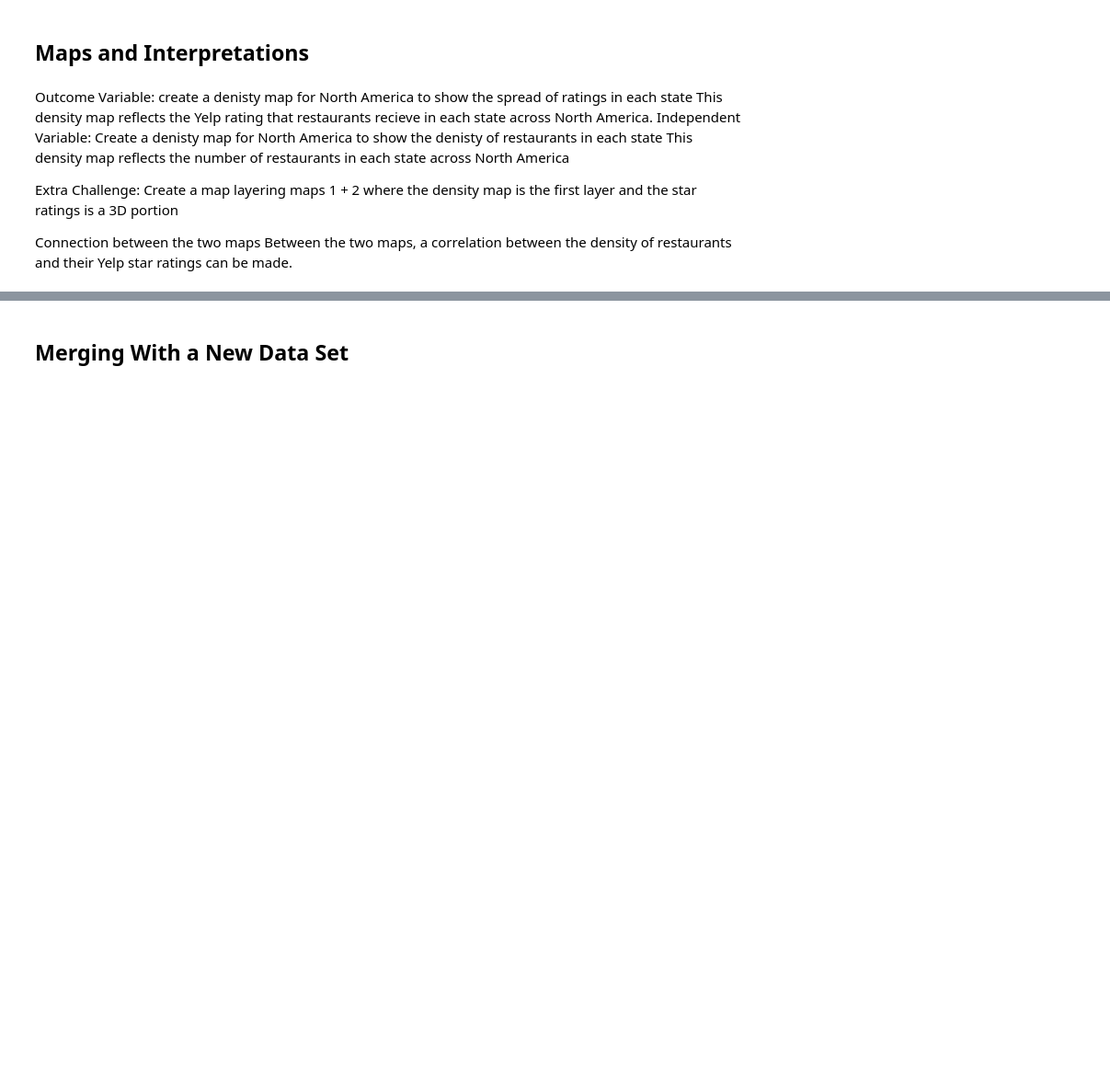
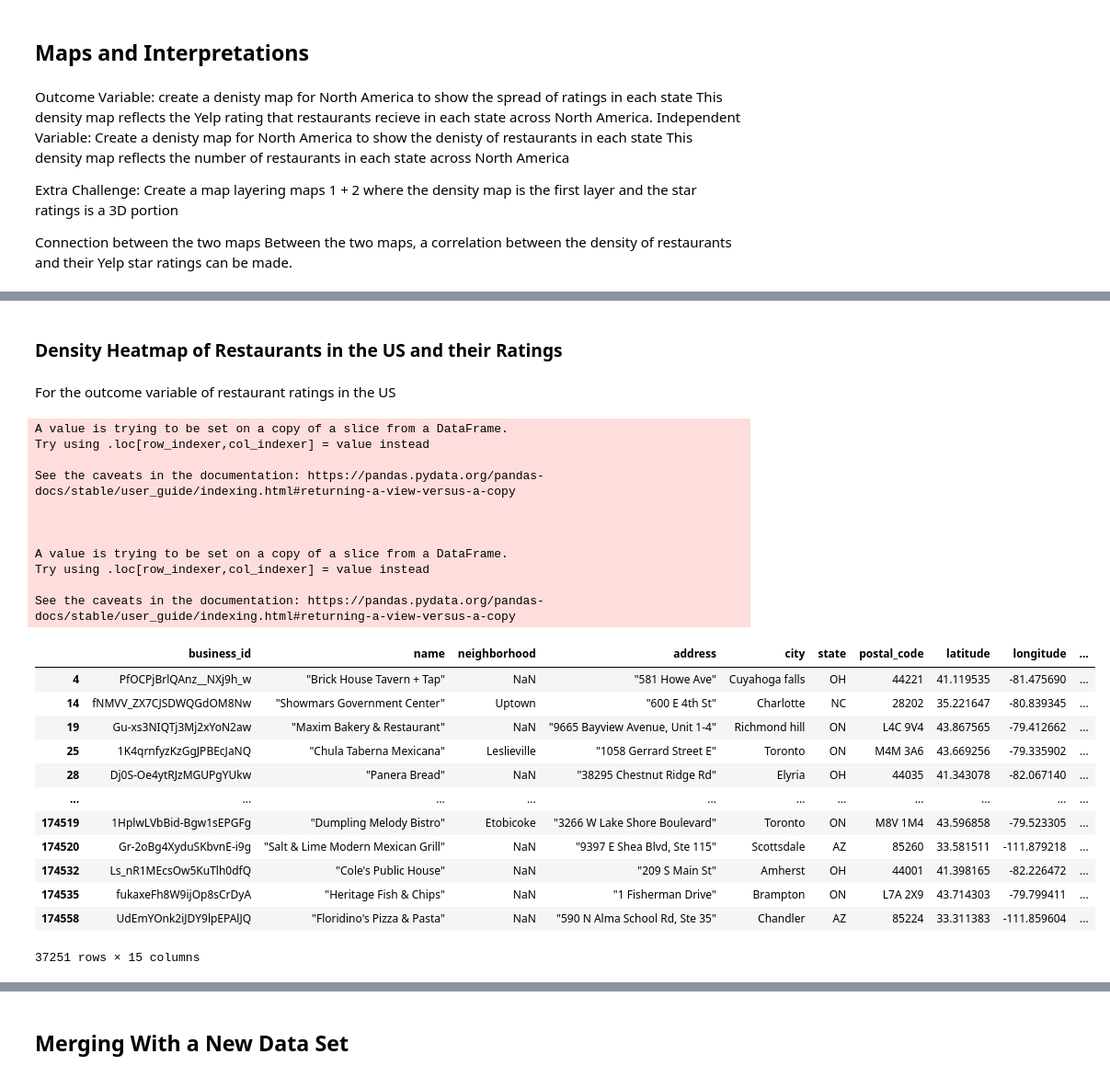
Before and after one commit to vvickychan/yelp-code, a Jupyter notebook: yelp.ipynb, the cells around one changed output, grey strips where cells are left out. Shown at 92% size. Saved outputs shown, nothing was run; the diff lists cells and outputs as text; code cells hidden in the pictures; blank space fills up the shorter version.

```diff
--- a/yelp.ipynb
+++ b/yelp.ipynb
@@ -719,0 +676,51 @@ plot
+# %% [markdown]
+### Density Heatmap of Restaurants in the US and their Ratings
+# %% [markdown]
+For the outcome variable of restaurant ratings in the US
+# %%
+# get the state of Arizona
+state_df = gpd.read_file("http://www2.census.gov/geo/tiger/GENZ2016/shp/cb_2016_us_state_5m.zip")
+county_df = gpd.read_file("http://www2.census.gov/geo/tiger/GENZ2016/shp/cb_2016_us_county_5m.zip")
+us_states = ['AZ', 'IL', 'NC', 'NV', 'OH', 'ON', 'PA', 'QC', 'WI']
+
+df2_business = df2_business[df2_business.state.isin(us_states)]
+
+# US restaurant coordinates
+df2_business["coordinates"] = list(zip(df2_business.longitude, df2_business.latitude))
+df2_business["coordinates_point"] = df2_business["coordinates"].apply(Point)
+df2_business
+
+# df_states = df2_business.groupby('state')
+
+# # apply the selector to subset
+# # df_arizona = df_states.get_group('AZ')
+
+# # df_arizona = df_states.get_group('AZ')
+
+# plot = px.density_mapbox(df_states, lat='latitude', lon='longitude', z='stars', opacity=0.5, radius=5, title="Heatmap of Restaurant Ratings in the US", mapbox_style="open-street-map")
+# plot
+# %% [output]
+A value is trying to be set on a copy of a slice from a DataFrame.
+Try using .loc[row_indexer,col_indexer] = value instead
+
+See the caveats in the documentation: https://pandas.pydata.org/pandas-docs/stable/user_guide/indexing.html#returning-a-view-versus-a-copy
+
+
+
+A value is trying to be set on a copy of a slice from a DataFrame.
+Try using .loc[row_indexer,col_indexer] = value instead
+
+See the caveats in the documentation: https://pandas.pydata.org/pandas-docs/stable/user_guide/indexing.html#returning-a-view-versus-a-copy
+|  | business_id | name | neighborhood | address | city | state | postal_code | latitude | longitude | ... |
+| 4 | PfOCPjBrlQAnz__NXj9h_w | "Brick House Tavern + Tap" | NaN | "581 Howe Ave" | Cuyahoga falls | OH | 44221 | 41.119535 | -81.475690 | ... |
+| 14 | fNMVV_ZX7CJSDWQGdOM8Nw | "Showmars Government Center" | Uptown | "600 E 4th St" | Charlotte | NC | 28202 | 35.221647 | -80.839345 | ... |
+| 19 | Gu-xs3NIQTj3Mj2xYoN2aw | "Maxim Bakery & Restaurant" | NaN | "9665 Bayview Avenue, Unit 1-4" | Richmond hill | ON | L4C 9V4 | 43.867565 | -79.412662 | ... |
+| 25 | 1K4qrnfyzKzGgJPBEcJaNQ | "Chula Taberna Mexicana" | Leslieville | "1058 Gerrard Street E" | Toronto | ON | M4M 3A6 | 43.669256 | -79.335902 | ... |
+| 28 | Dj0S-Oe4ytRJzMGUPgYUkw | "Panera Bread" | NaN | "38295 Chestnut Ridge Rd" | Elyria | OH | 44035 | 41.343078 | -82.067140 | ... |
+| ... | ... | ... | ... | ... | ... | ... | ... | ... | ... | ... |
+| 174519 | 1HplwLVbBid-Bgw1sEPGFg | "Dumpling Melody Bistro" | Etobicoke | "3266 W Lake Shore Boulevard" | Toronto | ON | M8V 1M4 | 43.596858 | -79.523305 | ... |
+| 174520 | Gr-2oBg4XyduSKbvnE-i9g | "Salt & Lime Modern Mexican Grill" | NaN | "9397 E Shea Blvd, Ste 115" | Scottsdale | AZ | 85260 | 33.581511 | -111.879218 | ... |
+| 174532 | Ls_nR1MEcsOw5KuTlh0dfQ | "Cole's Public House" | NaN | "209 S Main St" | Amherst | OH | 44001 | 41.398165 | -82.226472 | ... |
+| 174535 | fukaxeFh8W9ijOp8sCrDyA | "Heritage Fish & Chips" | NaN | "1 Fisherman Drive" | Brampton | ON | L7A 2X9 | 43.714303 | -79.799411 | ... |
+| 174558 | UdEmYOnk2iJDY9lpEPAlJQ | "Floridino's Pizza & Pasta" | NaN | "590 N Alma School Rd, Ste 35" | Chandler | AZ | 85224 | 33.311383 | -111.859604 | ... |
+37251 rows × 15 columns
```
Also changed, not shown: parts of 12 cells of this notebook.
